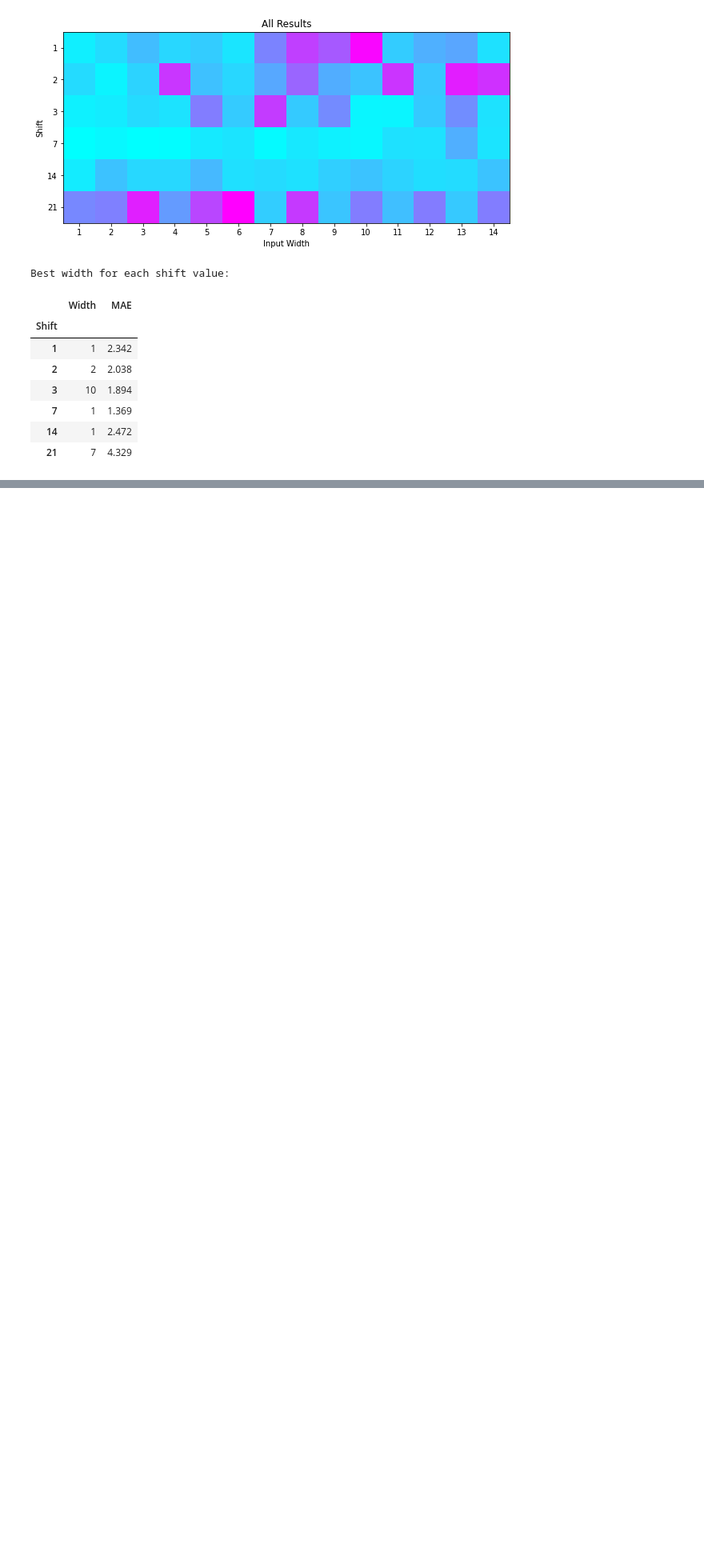
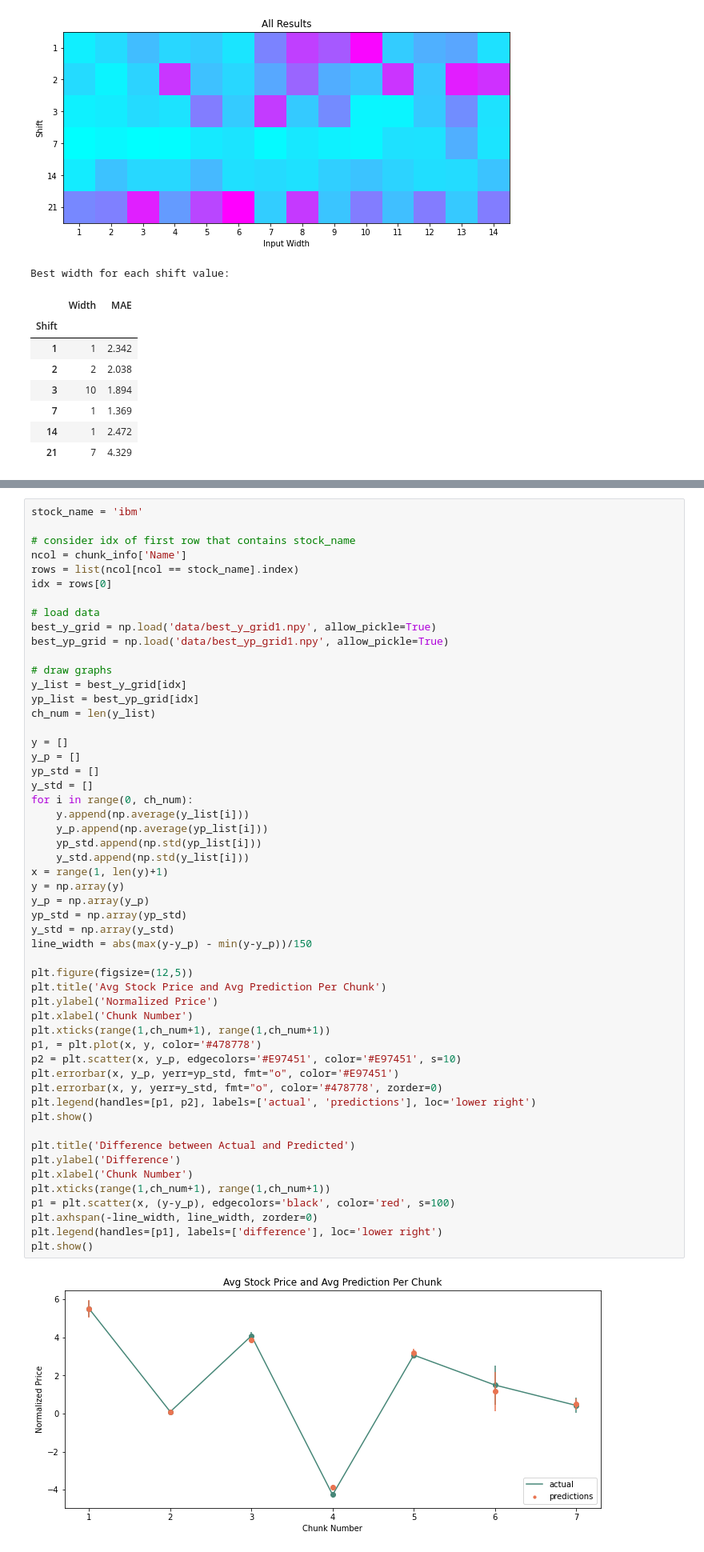
Before and after one commit to Grant-Syt/495_stock_forecast, a Jupyter notebook: stock_forecast.ipynb, the cells around one changed output, grey strips where cells are left out. Shown at 80% size. Saved outputs shown, nothing was run; the diff lists cells and outputs as text; blank space fills up the shorter version.

```diff
--- a/stock_forecast.ipynb
+++ b/stock_forecast.ipynb
@@ -979,0 +1063,55 @@ Demonstrate deviation from the average price.
+# %%
+stock_name = 'ibm'
+
+# consider idx of first row that contains stock_name
+ncol = chunk_info['Name']
+rows = list(ncol[ncol == stock_name].index)
+idx = rows[0]
+
+# load data
+best_y_grid = np.load('data/best_y_grid1.npy', allow_pickle=True)
+best_yp_grid = np.load('data/best_yp_grid1.npy', allow_pickle=True)
+
+# draw graphs
+y_list = best_y_grid[idx]
+yp_list = best_yp_grid[idx]
+ch_num = len(y_list)
+
+y = []
+y_p = []
+yp_std = []
+y_std = []
+for i in range(0, ch_num):
+    y.append(np.average(y_list[i]))
+    y_p.append(np.average(yp_list[i]))
+    yp_std.append(np.std(yp_list[i]))
+    y_std.append(np.std(y_list[i]))
+x = range(1, len(y)+1)
+y = np.array(y)
+y_p = np.array(y_p)
+yp_std = np.array(yp_std)
+y_std = np.array(y_std)
+line_width = abs(max(y-y_p) - min(y-y_p))/150
+
+plt.figure(figsize=(12,5))
+plt.title('Avg Stock Price and Avg Prediction Per Chunk')
+plt.ylabel('Normalized Price')
+plt.xlabel('Chunk Number')
+plt.xticks(range(1,ch_num+1), range(1,ch_num+1))
+p1, = plt.plot(x, y, color='#478778')
+p2 = plt.scatter(x, y_p, edgecolors='#E97451', color='#E97451', s=10)
+plt.errorbar(x, y_p, yerr=yp_std, fmt="o", color='#E97451')
+plt.errorbar(x, y, yerr=y_std, fmt="o", color='#478778', zorder=0)
+plt.legend(handles=[p1, p2], labels=['actual', 'predictions'], loc='lower right')
+plt.show()
+
+plt.title('Difference between Actual and Predicted')
+plt.ylabel('Difference')
+plt.xlabel('Chunk Number')
+plt.xticks(range(1,ch_num+1), range(1,ch_num+1))
+p1 = plt.scatter(x, (y-y_p), edgecolors='black', color='red', s=100)
+plt.axhspan(-line_width, line_width, zorder=0)
+plt.legend(handles=[p1], labels=['difference'], loc='lower right')
+plt.show()
+# %% [output]
+[figure, added]
```
Also changed, not shown: parts of 11 cells of this notebook, 4 other files.
